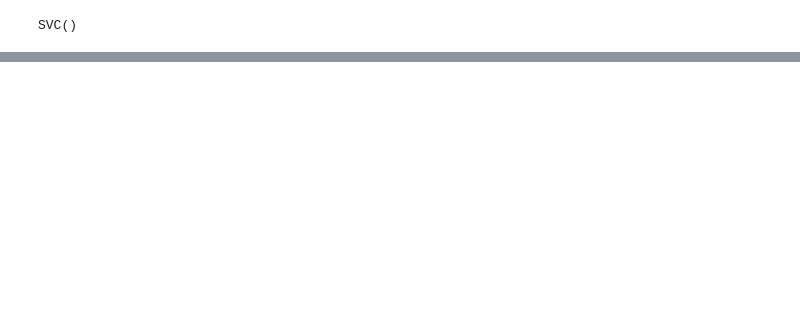
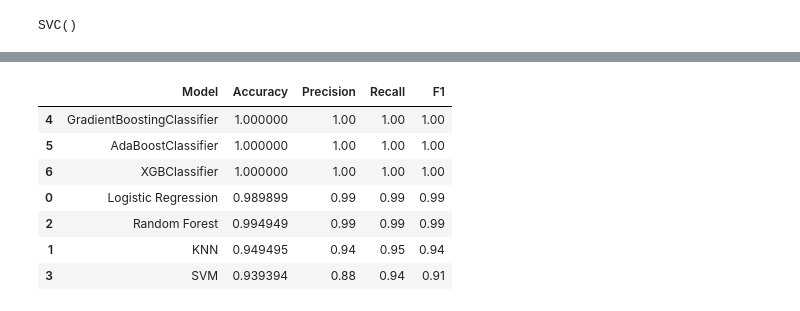
Before and after one commit to gklpcsgn/Weather-Detection, a Jupyter notebook: General_Models.ipynb, the cells around one changed output, grey strips where cells are left out. Saved outputs shown, nothing was run; the diff lists cells and outputs as text; code cells hidden in the pictures; blank space fills up the shorter version.

```diff
--- a/General_Models.ipynb
+++ b/General_Models.ipynb
@@ -141,0 +175,28 @@ thunderstorm_metrics
+# %%
+model_xgbc_fog = XGBClassifier(n_estimators=150, learning_rate=0.1, max_depth=3, random_state=101)
+model_xgbc_fog.fit(X_train, y_train[["Fog"]])
+fog_model_xgbc_metrics = get_metrics(model_xgbc_fog, X_val, y_val[["Fog"]])
+
+
+model_ada_fog = AdaBoostClassifier(n_estimators=150, random_state=101)
+model_ada_fog.fit(X_train, y_train[["Fog"]])
+fog_model_ada_metrics = get_metrics(model_ada_fog, X_val, y_val[["Fog"]])
+
+
+model_gbc_fog = GradientBoostingClassifier(n_estimators=150, random_state=101)
+model_gbc_fog.fit(X_train, y_train[["Fog"]])
+fog_model_gbc_metrics = get_metrics(model_gbc_fog, X_val, y_val[["Fog"]])
+# %%
+fog_metrics = fog_metrics.append({"Model": "GradientBoostingClassifier", "Accuracy": fog_model_gbc_metrics[0], "Precision": fog_model_gbc_metrics[1], "Recall": fog_model_gbc_metrics[2], "F1": fog_model_gbc_metrics[3]}, ignore_index=True)
+fog_metrics = fog_metrics.append({"Model": "AdaBoostClassifier", "Accuracy": fog_model_ada_metrics[0], "Precision": fog_model_ada_metrics[1], "Recall": fog_model_ada_metrics[2], "F1": fog_model_ada_metrics[3]}, ignore_index=True)
+fog_metrics = fog_metrics.append({"Model": "XGBClassifier", "Accuracy": fog_model_xgbc_metrics[0], "Precision": fog_model_xgbc_metrics[1], "Recall": fog_model_xgbc_metrics[2], "F1": fog_model_xgbc_metrics[3]}, ignore_index=True)
+fog_metrics.sort_values(by="F1", ascending=False)
+# %% [output]
+|  | Model | Accuracy | Precision | Recall | F1 |
+| 4 | GradientBoostingClassifier | 1.000000 | 1.00 | 1.00 | 1.00 |
+| 5 | AdaBoostClassifier | 1.000000 | 1.00 | 1.00 | 1.00 |
+| 6 | XGBClassifier | 1.000000 | 1.00 | 1.00 | 1.00 |
+| 0 | Logistic Regression | 0.989899 | 0.99 | 0.99 | 0.99 |
+| 2 | Random Forest | 0.994949 | 0.99 | 0.99 | 0.99 |
+| 1 | KNN | 0.949495 | 0.94 | 0.95 | 0.94 |
+| 3 | SVM | 0.939394 | 0.88 | 0.94 | 0.91 |
```
Also changed, not shown: parts of 9 cells of this notebook, 2 other files.
